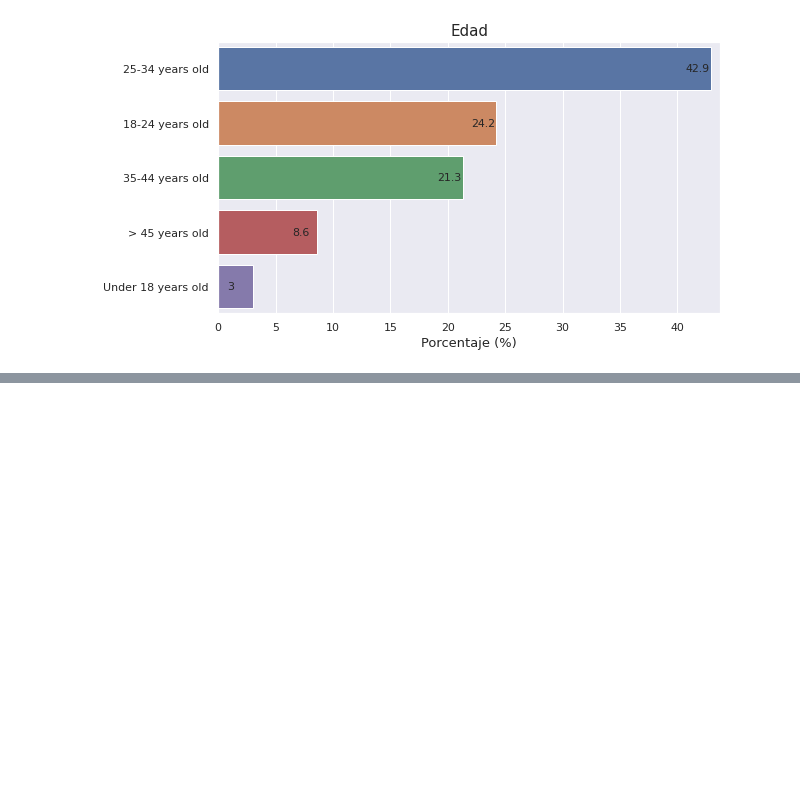
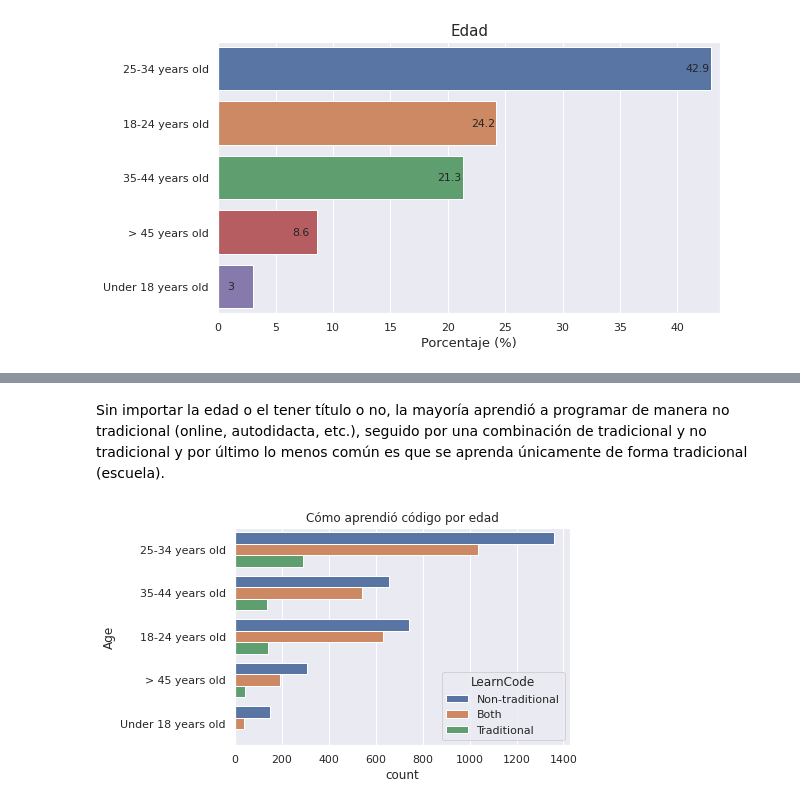
Before and after one commit to anthonymanotoa/survey-dev, a Jupyter notebook: notebooks/4-report.ipynb, the cells around one changed output, grey strips where cells are left out. Cells and saved outputs as stored; diff of their text form; code cells hidden in the pictures; blank space fills up the shorter version.

```diff
--- a/notebooks/4-report.ipynb
+++ b/notebooks/4-report.ipynb
@@ -60,0 +76,8 @@ barploth_normalized(df.Age, title='Edad', padding=-25)
+# %% [markdown]
+Sin importar la edad o el tener título o no, la mayoría aprendió a programar de manera no tradicional (online, autodidacta, etc.), seguido por una combinación de tradicional y no tradicional y por último lo menos común es que se aprenda únicamente de forma tradicional (escuela).
+# %%
+sns.countplot(y=df.Age, hue=df.LearnCode, hue_order=['Non-traditional', 'Both', 'Traditional'])
+plt.title('Cómo aprendió código por edad')
+plt.show()
+# %% [output]
+[figure, added]
```
Also changed, not shown: parts of 21 cells of this notebook, 3 other files.
